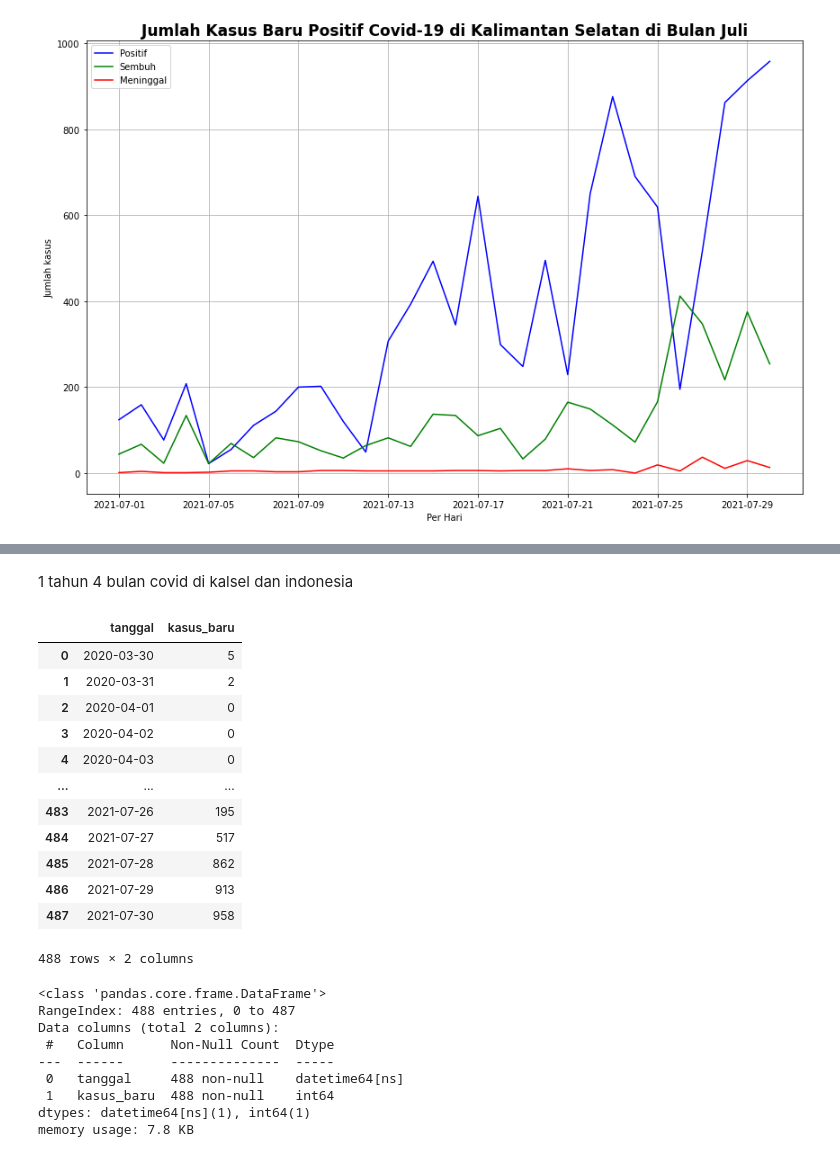
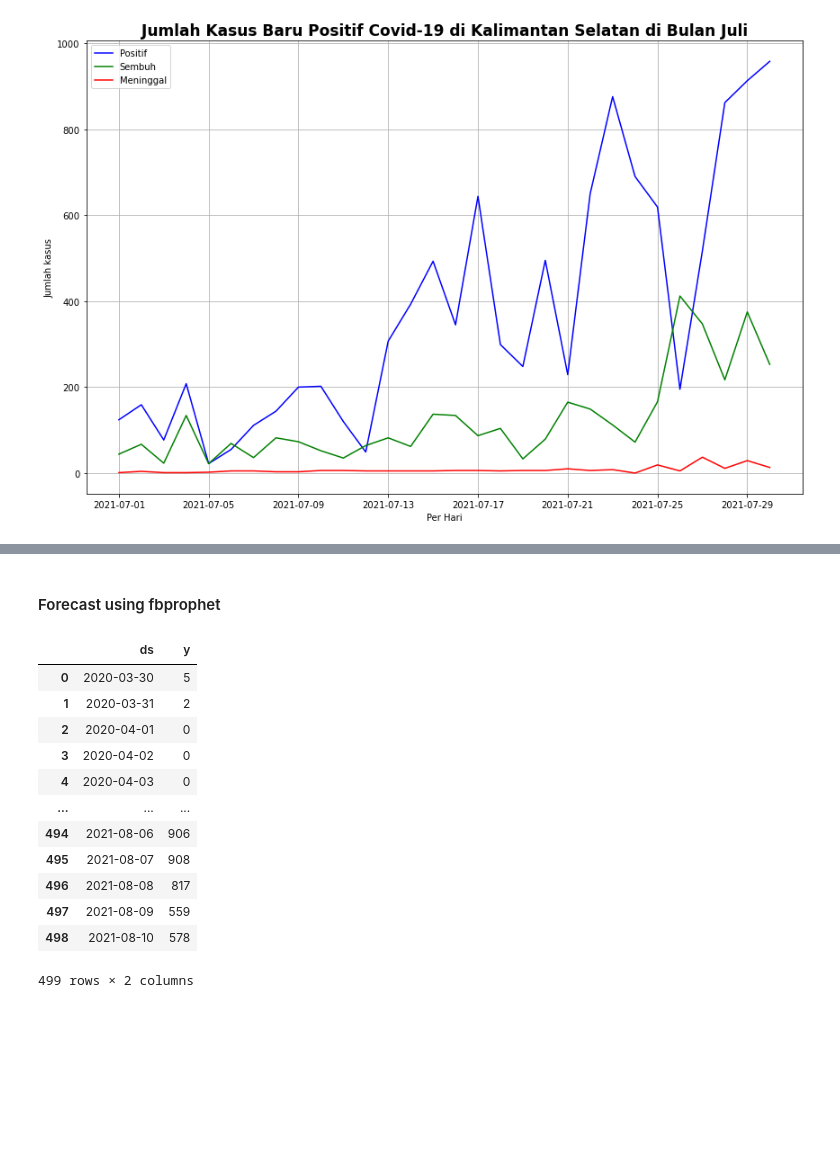
Before and after one commit to AgungYogaSetiawan/project-analisa-covd19-dengan-forecasting, a Jupyter notebook: Project Analisis Covid-19.ipynb, the cells around one changed output, grey strips where cells are left out. Drawn from its saved outputs; the diff is of its cells as text; code cells hidden in the pictures; blank space fills up the shorter version.

```diff
--- a/Project Analisis Covid-19.ipynb
+++ b/Project Analisis Covid-19.ipynb
@@ -590,31 +582,20 @@ print(cov_kalsel_new['tanggal'].min(), cov_kalsel_new['tanggal'].max())
-# %% [markdown]
-1 tahun 4 bulan covid di kalsel dan indonesia
+# %% [markdown]
+#### Forecast using fbprophet
 # %%
-positif = cov_kalsel_new.groupby('tanggal')['kasus_baru'].sum().reset_index()
+positif = cov_kalsel_new[['tanggal','kasus_baru']]
+positif.columns = ['ds','y']
 positif
 # %% [output]
-|  | tanggal | kasus_baru |
+|  | ds | y |
 | 0 | 2020-03-30 | 5 |
 | 1 | 2020-03-31 | 2 |
 | 2 | 2020-04-01 | 0 |
 | 3 | 2020-04-02 | 0 |
 | 4 | 2020-04-03 | 0 |
 | ... | ... | ... |
-| 483 | 2021-07-26 | 195 |
-| 484 | 2021-07-27 | 517 |
-| 485 | 2021-07-28 | 862 |
-| 486 | 2021-07-29 | 913 |
-| 487 | 2021-07-30 | 958 |
+| 494 | 2021-08-06 | 906 |
+| 495 | 2021-08-07 | 908 |
+| 496 | 2021-08-08 | 817 |
+| 497 | 2021-08-09 | 559 |
+| 498 | 2021-08-10 | 578 |
-488 rows × 2 columns
+499 rows × 2 columns
-# %%
-positif.info()
-# %% [output]
-<class 'pandas.core.frame.DataFrame'>
-RangeIndex: 488 entries, 0 to 487
-Data columns (total 2 columns):
- #   Column      Non-Null Count  Dtype
----  ------      --------------  -----
- 0   tanggal     488 non-null    datetime64[ns]
- 1   kasus_baru  488 non-null    int64
-dtypes: datetime64[ns](1), int64(1)
-memory usage: 7.8 KB
```
Also changed, not shown: parts of 51 cells of this notebook.
